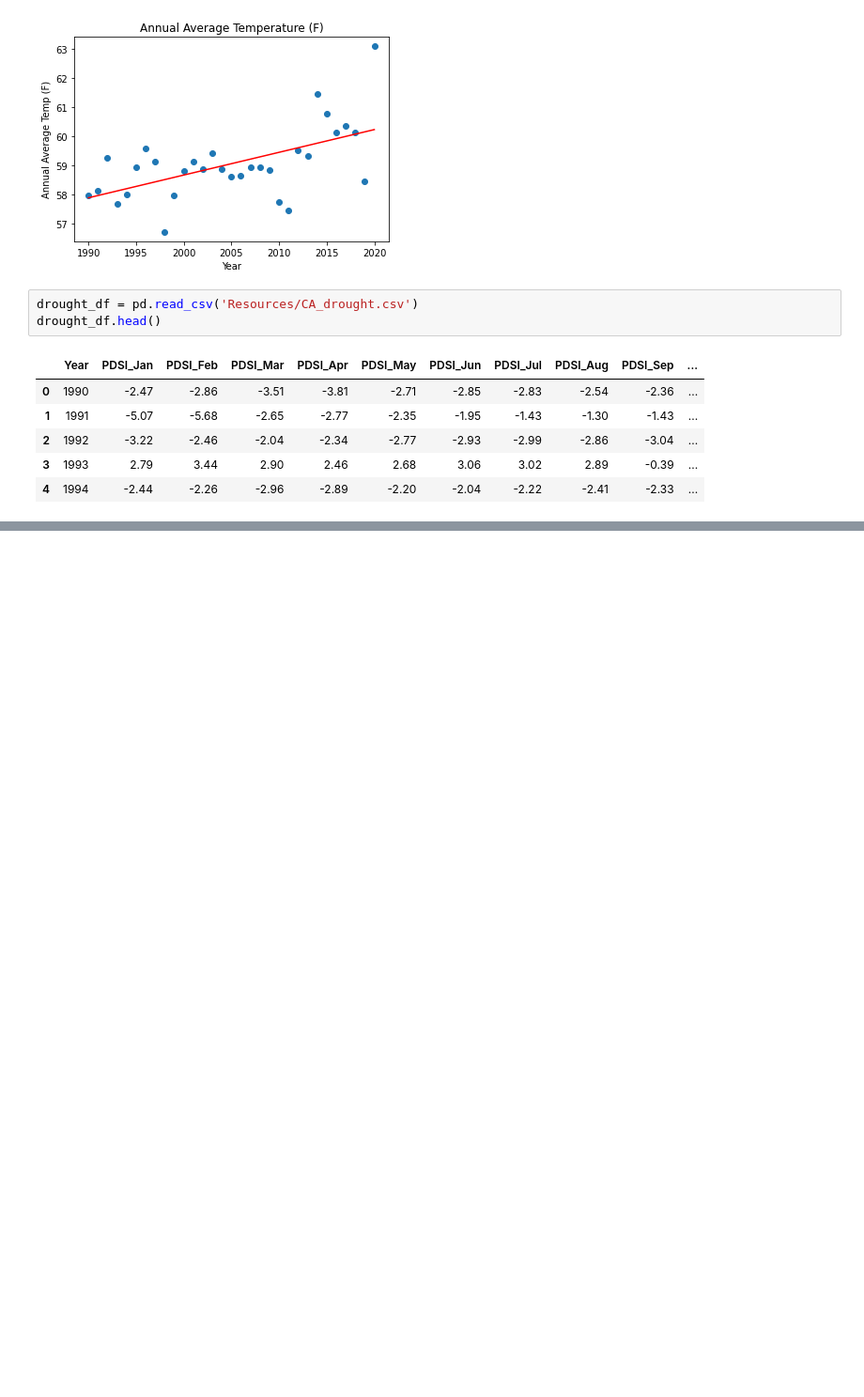
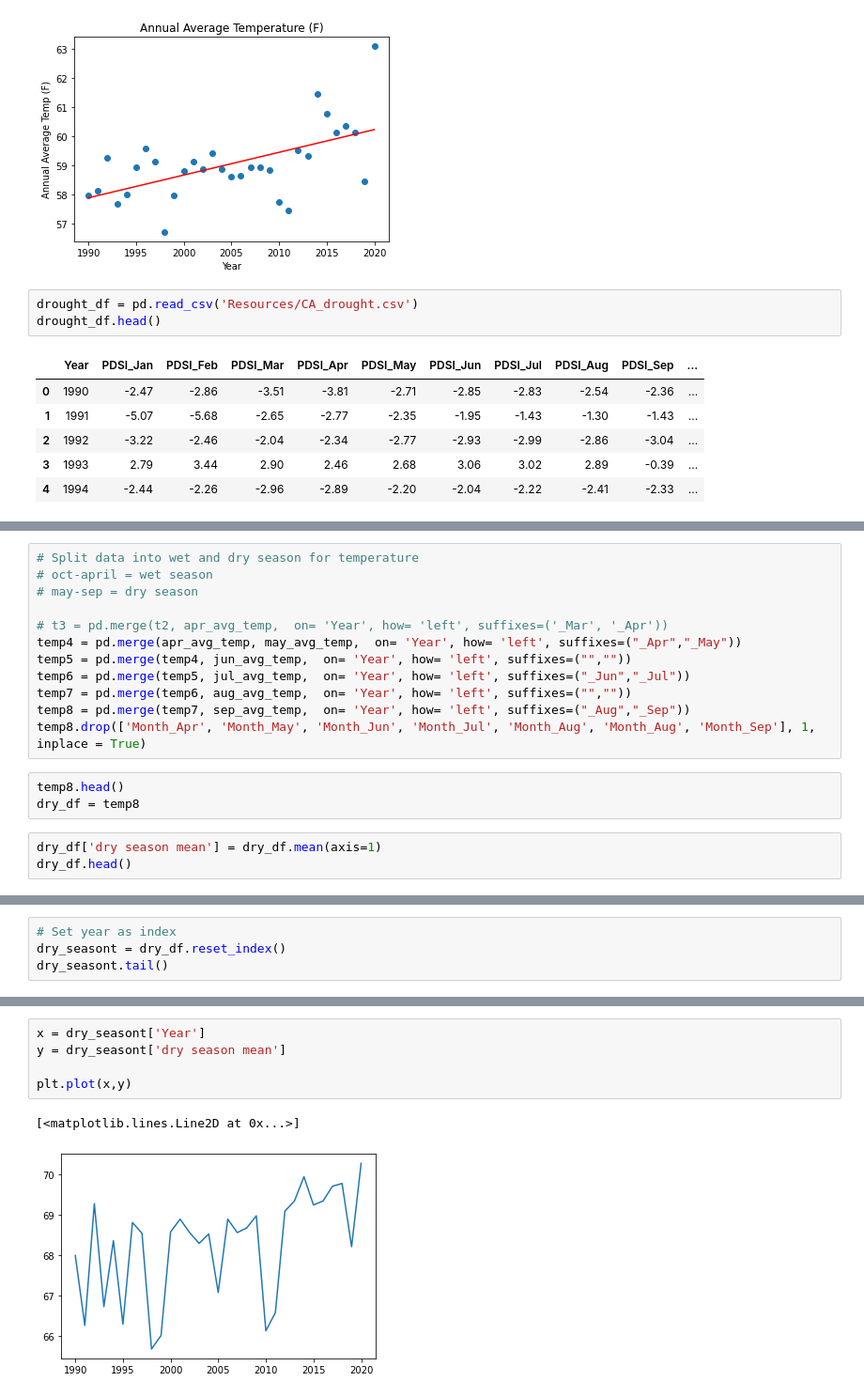
Before and after one commit to roborgain1/California-Wildfires-and-Climate-Change, a Jupyter notebook: EL_tempdata.ipynb, the cells around one changed output, grey strips where cells are left out. Shown: that part at 94% size. Saved outputs shown, nothing was run; the diff lists cells and outputs as text; blank space fills up the shorter version.

```diff
--- a/EL_tempdata.ipynb
+++ b/EL_tempdata.ipynb
@@ -214,0 +201,18 @@ NameError: name 'ax' is not defined
+# %%
+# Split data into wet and dry season for temperature
+# oct-april = wet season
+# may-sep = dry season
+
+# t3 = pd.merge(t2, apr_avg_temp,  on= 'Year', how= 'left', suffixes=('_Mar', '_Apr'))
+temp4 = pd.merge(apr_avg_temp, may_avg_temp,  on= 'Year', how= 'left', suffixes=("_Apr","_May"))
+temp5 = pd.merge(temp4, jun_avg_temp,  on= 'Year', how= 'left', suffixes=("",""))
+temp6 = pd.merge(temp5, jul_avg_temp,  on= 'Year', how= 'left', suffixes=("_Jun","_Jul"))
+temp7 = pd.merge(temp6, aug_avg_temp,  on= 'Year', how= 'left', suffixes=("",""))
+temp8 = pd.merge(temp7, sep_avg_temp,  on= 'Year', how= 'left', suffixes=("_Aug","_Sep"))
+temp8.drop(['Month_Apr', 'Month_May', 'Month_Jun', 'Month_Jul', 'Month_Aug', 'Month_Aug', 'Month_Sep'], 1, inplace = True)
+# %%
+temp8.head()
+dry_df = temp8
+# %%
+dry_df['dry season mean'] = dry_df.mean(axis=1)
+dry_df.head()
@@ -214,0 +227,4 @@ NameError: name 'ax' is not defined
+# %%
+# Set year as index
+dry_seasont = dry_df.reset_index()
+dry_seasont.tail()
@@ -214,0 +238,8 @@ NameError: name 'ax' is not defined
+# %%
+x = dry_seasont['Year']
+y = dry_seasont['dry season mean']
+
+plt.plot(x,y)
+# %% [output]
+[<matplotlib.lines.Line2D at 0x...>]
+[figure, added]
```
Also changed, not shown: parts of 18 cells of this notebook, 3 other files.
